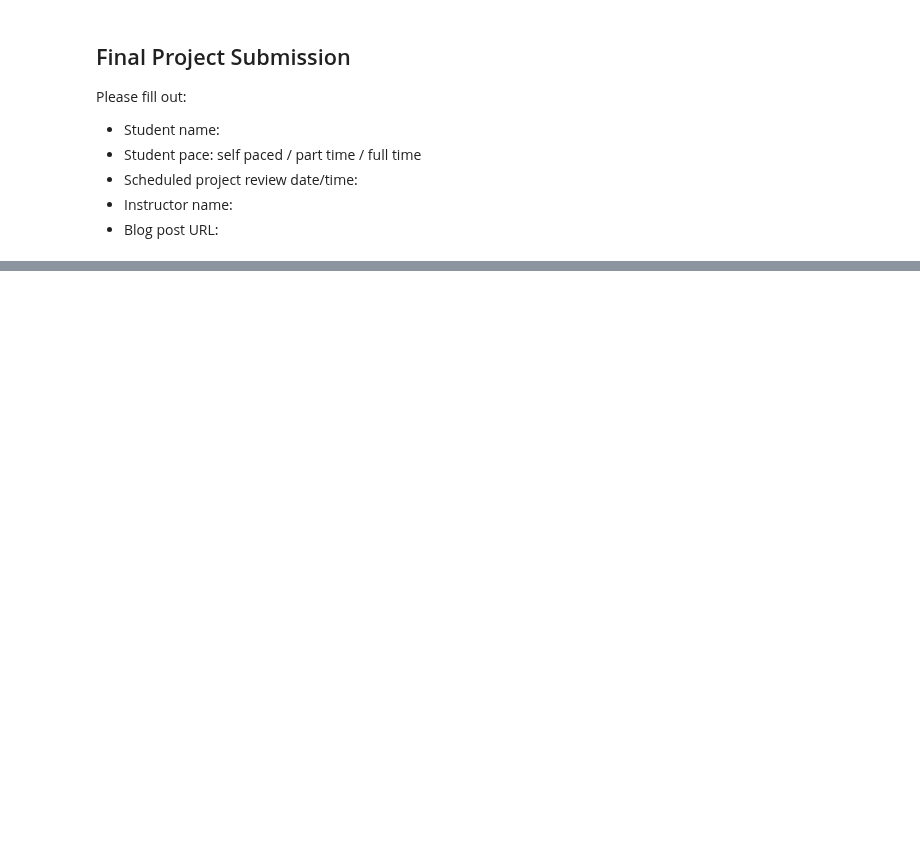
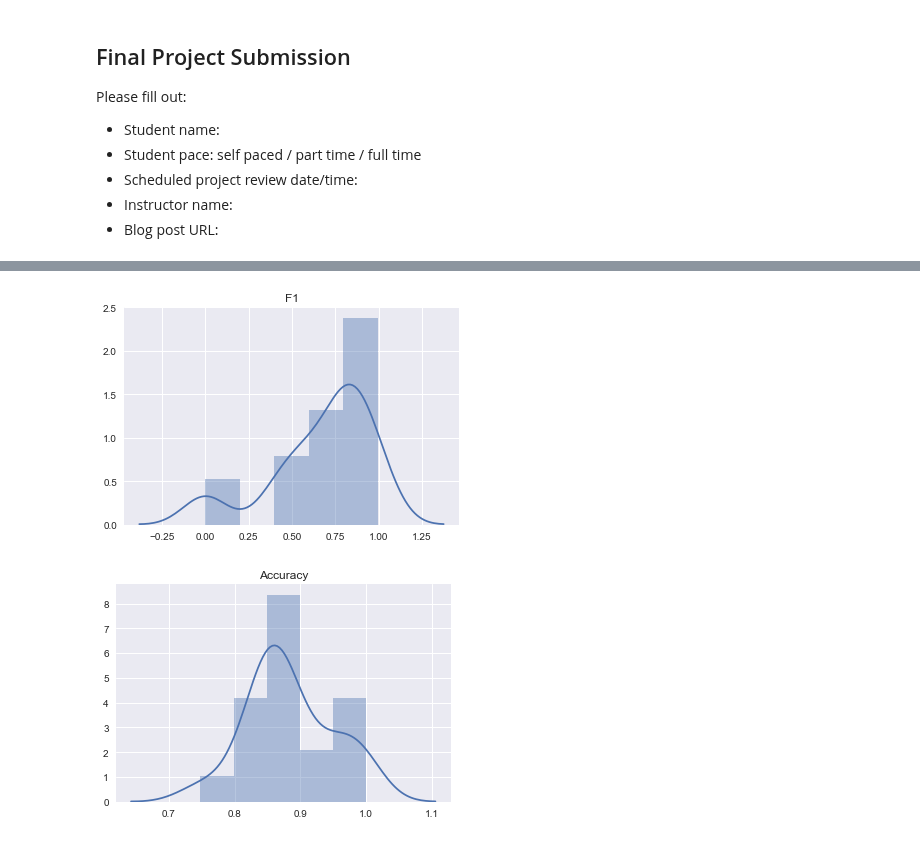
Before and after one commit to trevohearn/nyc-mhtn-ds-010620-lectures, a Jupyter notebook: week-9/classification_project/student.ipynb, the cells around one changed output, grey strips where cells are left out. Saved outputs shown, nothing was run; the diff lists cells and outputs as text; code cells hidden in the pictures; blank space fills up the shorter version.

```diff
--- a/week-9/classification_project/student.ipynb
+++ b/week-9/classification_project/student.ipynb
@@ -239,0 +389,20 @@ reviews_per_month
+# %%
+drugs_scores_dict = {}#{Alcohol : {'f1' : 0, 'accuracy' : 0}}
+for drug in drugs_list:
+    #drug = "Alcohol"
+    features = df.drop(columns=[drug + '_binary', drug])
+    target = df[drug + '_binary']
+
+    X_train, X_test, y_train, y_test = train_test_split(features, target, test_size = 0.2)
+    rf_model = RandomForestClassifier(n_estimators = 1500, max_depth = 4, criterion = 'gini')
+    rf_model.fit(X_train, y_train)
+    y_preds = rf_model.predict(X_test)
+    acc = metrics.accuracy_score(y_test, y_preds)
+    f1 = metrics.f1_score(y_test,y_preds)
+    drugs_scores_dict[drug] = {}
+    drugs_scores_dict[drug]['f1'] = f1
+    drugs_scores_dict[drug]['accuracy'] = acc
+    print(drug)
+    print("f1 score: {}".format(f1))
+    print("accuracy score: {}".format(acc))
+    print('\n')
@@ -239,0 +489,16 @@ reviews_per_month
+# %%
+list_of_f1 = []
+list_of_acc = []
+for drug in drugs_scores_dict:
+    list_of_f1.append(drugs_scores_dict[drug]['f1'])
+    list_of_acc.append(drugs_scores_dict[drug]['accuracy'])
+# %%
+sns.distplot(list_of_f1)
+plt.title('F1')
+plt.show()
+plt.title('Accuracy')
+sns.distplot(list_of_acc)
+plt.show()
+# %% [output]
+[figure, added]
+[figure, added]
```
Also changed, not shown: parts of 14 cells of this notebook, 2 other files.
